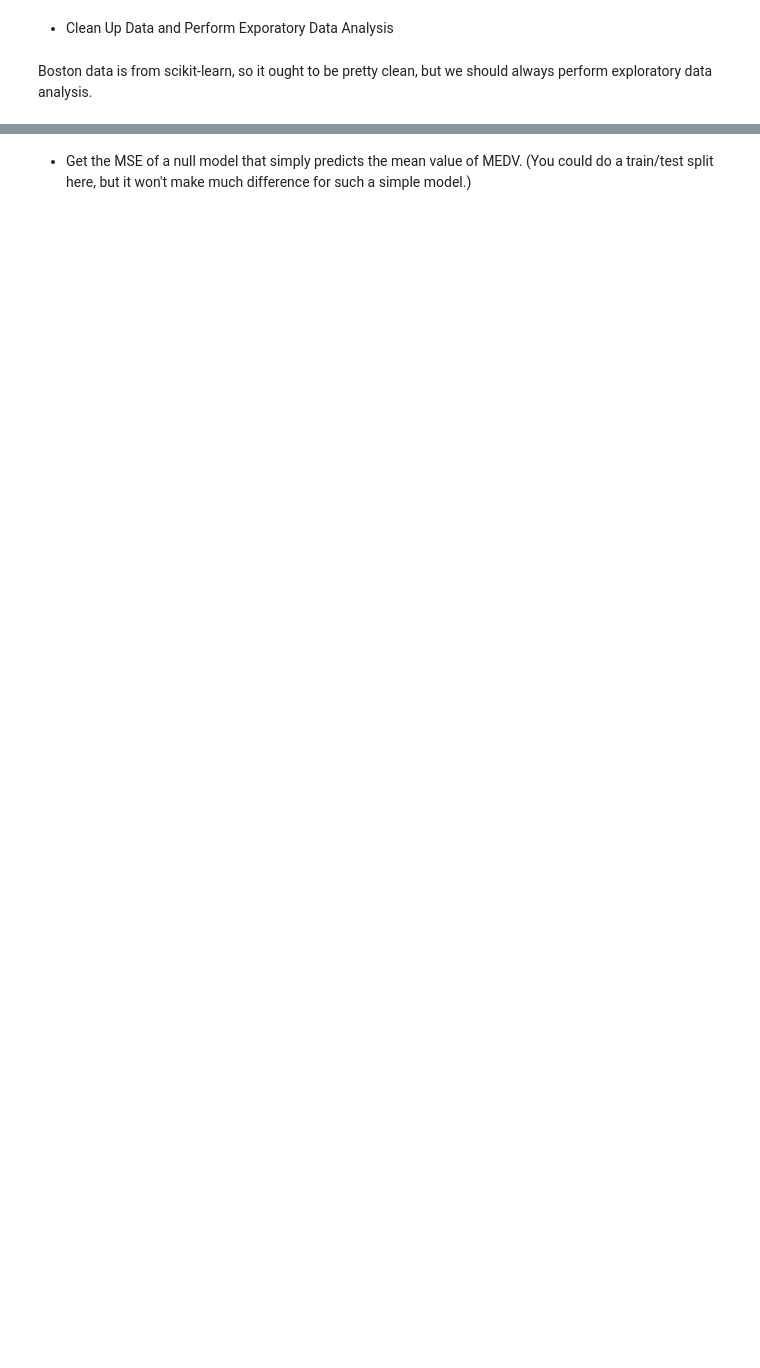
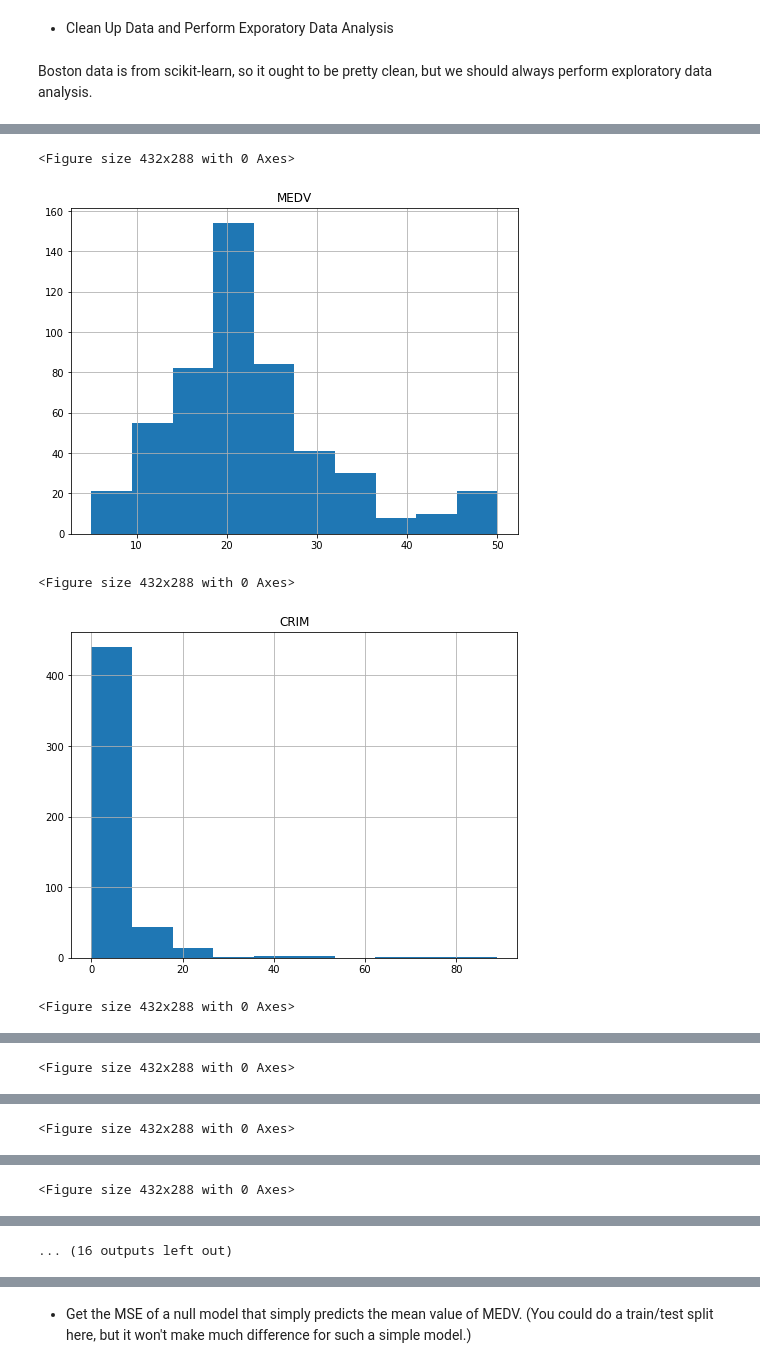
Before and after one commit to meghanaanne/UNIT3, a Jupyter notebook: linreg_knn_project.ipynb, the cells around one changed output, grey strips where cells are left out. Saved outputs shown, nothing was run; the diff lists cells and outputs as text; code cells hidden in the pictures; blank space fills up the shorter version.

```diff
--- a/linreg_knn_project.ipynb
+++ b/linreg_knn_project.ipynb
@@ -67,3 +67,7 @@ Boston data is from scikit-learn, so it ought to be pretty clean, but we should
 - Number of unique values for each column
 - Plot of the distribution of each column (e.g. histogram, bar plot, or box plot)
 - Scatterplot of each column with median price
+# %%
+
+boston_df = boston = pd.concat([y, X], axis=1)
+boston_df.shape
@@ -69,0 +169,12 @@ Boston data is from scikit-learn, so it ought to be pretty clean, but we should
+# %%
+import matplotlib.pyplot as plt
+
+for column in boston_df:
+    plt.figure()
+    ax=boston_df.hist([column],figsize=(8,6))
+# %% [output]
+<Figure size 432x288 with 0 Axes>
+[figure, added]
+<Figure size 432x288 with 0 Axes>
+[figure, added]
+<Figure size 432x288 with 0 Axes>
@@ -69,0 +182 @@ Boston data is from scikit-learn, so it ought to be pretty clean, but we should
+<Figure size 432x288 with 0 Axes>
@@ -69,0 +184 @@ Boston data is from scikit-learn, so it ought to be pretty clean, but we should
+<Figure size 432x288 with 0 Axes>
@@ -69,0 +186 @@ Boston data is from scikit-learn, so it ought to be pretty clean, but we should
+<Figure size 432x288 with 0 Axes>
@@ -69,0 +188 @@ Boston data is from scikit-learn, so it ought to be pretty clean, but we should
+... (16 outputs left out)
```
Also changed, not shown: parts of 56 cells of this notebook.
